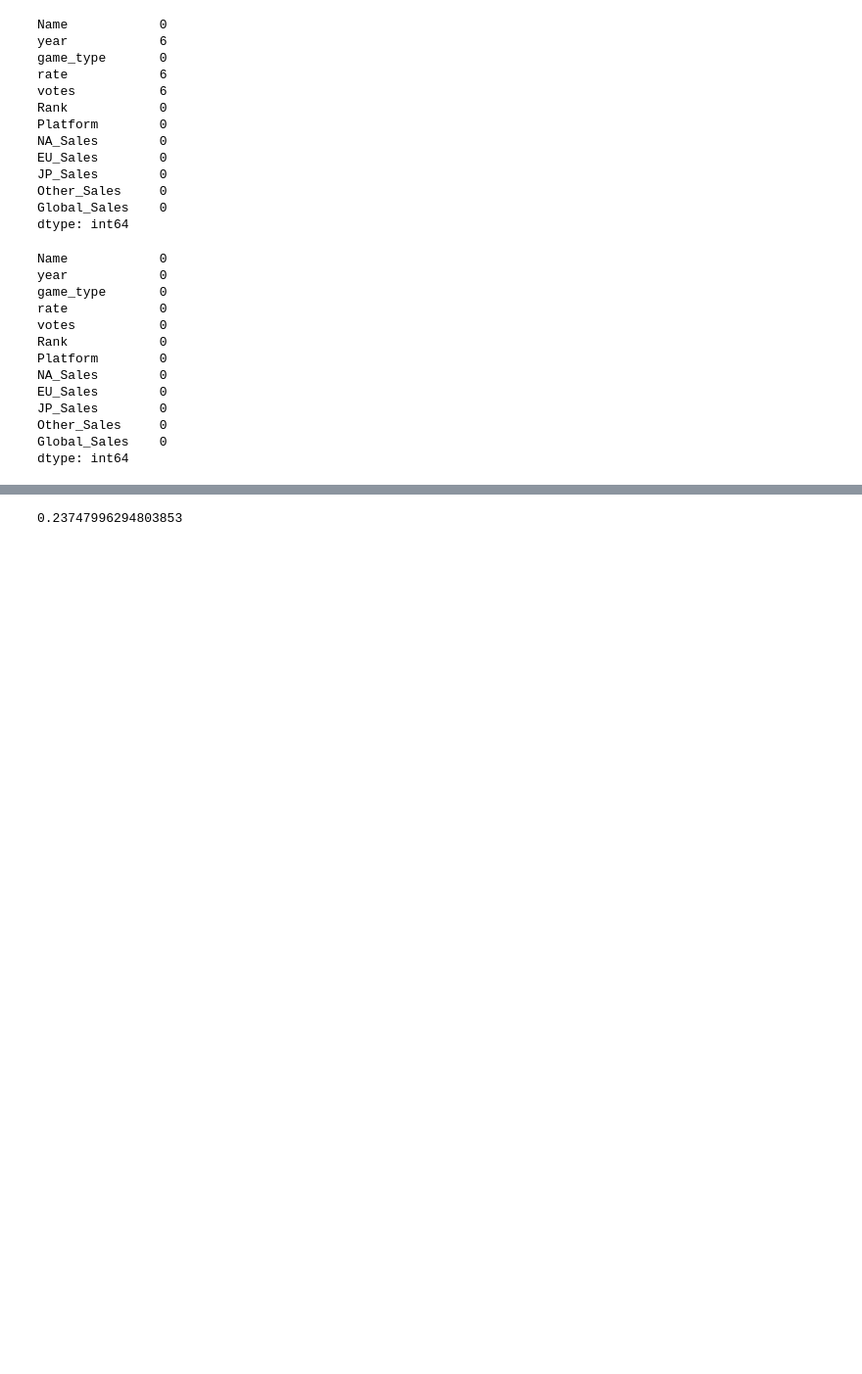
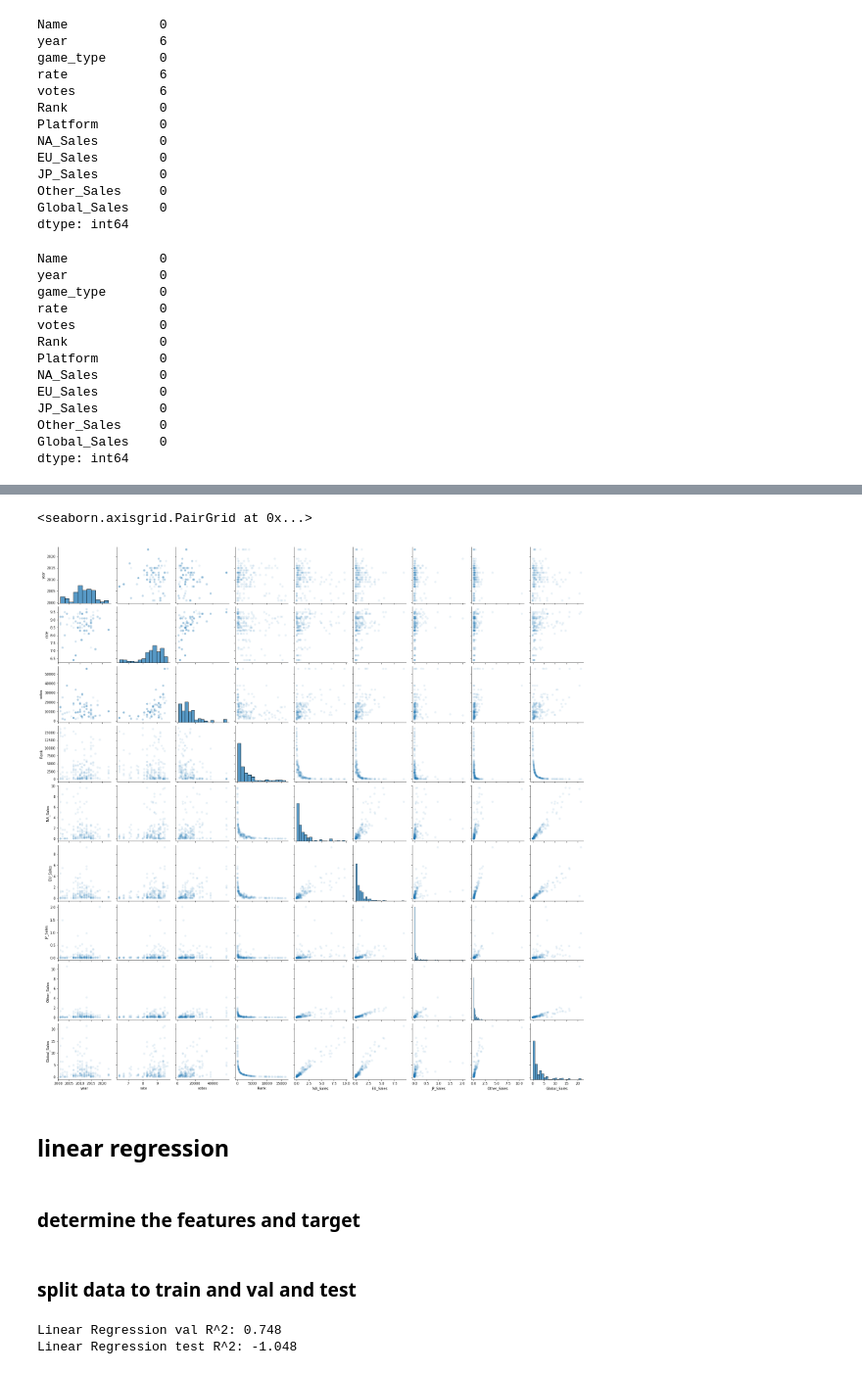
Before and after one commit to RazanAlzahrani1/VideoGames_Regression, a Jupyter notebook: linearRegression.ipynb, the cells around one changed output, grey strips where cells are left out. Shown at 98% size. Saved outputs shown, nothing was run; the diff lists cells and outputs as text; code cells hidden in the pictures; blank space fills up the shorter version.

```diff
--- a/linearRegression.ipynb
+++ b/linearRegression.ipynb
@@ -87 +110,10 @@ dtype: int64
+# %%
+sns.pairplot(df[:200], plot_kws=dict(alpha=.1, edgecolor='none'))
+# %% [output]
+<seaborn.axisgrid.PairGrid at 0x...>
+[figure, added]
+# %% [markdown]
+## linear regression
+# %% [markdown]
+### determine the features and target
 # %%
@@ -95,4 +124,2 @@ fit = lr.fit(x,y)
-# %%
-lr.score(x,y)
-# %% [output]
-0.23747996294803853
+# %% [markdown]
+### split data to train and val and test
@@ -99 +150,14 @@ lr.score(x,y)
+# %%
+#baseline model
+
+#train
+lm.fit(X_train, y_train)
+print(f'Linear Regression val R^2: {lm.score(X_val, y_val):.3f}')
+
+#test
+lm.fit(x,y)
+print(f'Linear Regression test R^2: {lm.score(X_test, y_test):.3f}')
+# %% [output]
+Linear Regression val R^2: 0.748
+Linear Regression test R^2: -1.048
 # %%
```
Also changed, not shown: parts of 33 cells of this notebook.
